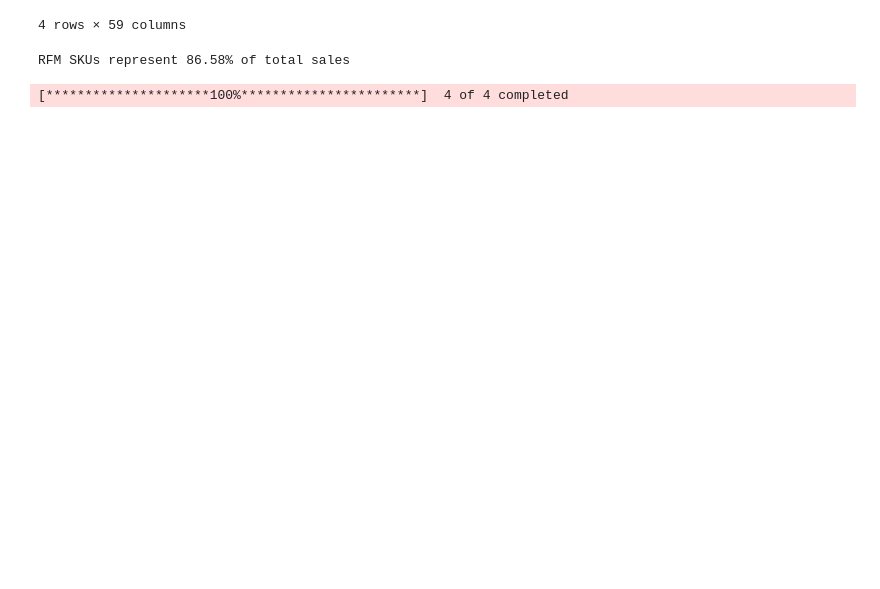
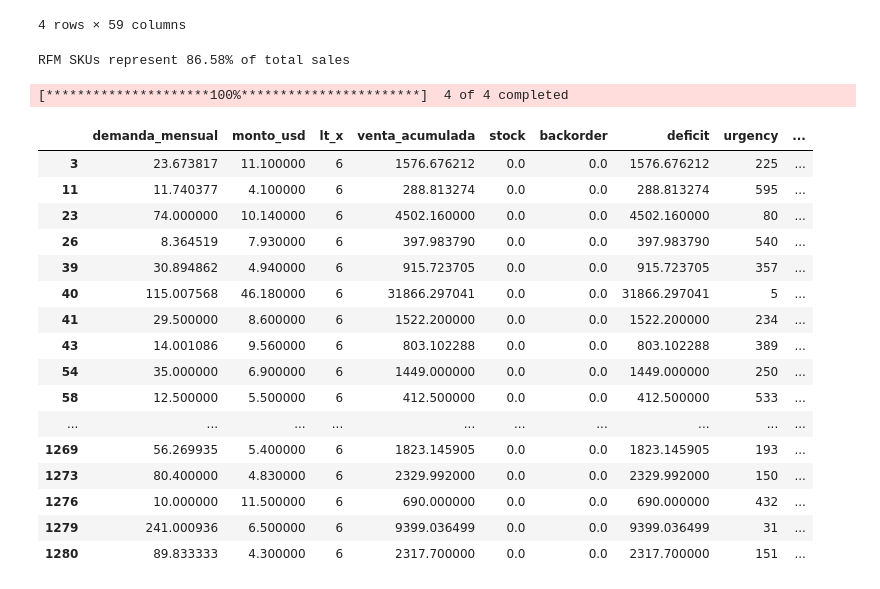
Before and after one commit to gejocamo10/catusita_analytics, a Jupyter notebook: trial.ipynb, the cells around one changed output. Cells and saved outputs as stored; diff of their text form; code cells hidden in the pictures; blank space fills up the shorter version.

```diff
--- a/trial.ipynb
+++ b/trial.ipynb
@@ -82,2 +83,29 @@ processor.dffinal2.to_csv(DATA_PATHS['cleaned'] / 'dashboard.csv', index=False)
 # %% [output]
 [*********************100%***********************]  4 of 4 completed
+# %%
+import pandas as pd
+pd.set_option('display.max_rows', None)  # Mostrar todas las filas
+pd.set_option('display.max_columns', None)  # Mostrar todas las columnas
+# df_prueba = processor.dffinal2[processor.dffinal2['ranking_riesgo']==143][['demanda_mensual','monto_usd','lt_x','venta_acumulada','stock','backorder','deficit','urgency','ranking_riesgo']]
+df_prueba= processor.dffinal2
+df_prueba['ranking_riesgo_v2'] = df_prueba['deficit'].rank(method='dense', ascending=False).fillna(0).astype(int)
+# %%
+df_prueba[df_prueba['ranking_riesgo']==143][['demanda_mensual','monto_usd','lt_x','venta_acumulada','stock','backorder','deficit','urgency','ranking_riesgo','ranking_riesgo_v2']]
+# %% [output]
+|  | demanda_mensual | monto_usd | lt_x | venta_acumulada | stock | backorder | deficit | urgency | ... |
+| 3 | 23.673817 | 11.100000 | 6 | 1576.676212 | 0.0 | 0.0 | 1576.676212 | 225 | ... |
+| 11 | 11.740377 | 4.100000 | 6 | 288.813274 | 0.0 | 0.0 | 288.813274 | 595 | ... |
+| 23 | 74.000000 | 10.140000 | 6 | 4502.160000 | 0.0 | 0.0 | 4502.160000 | 80 | ... |
+| 26 | 8.364519 | 7.930000 | 6 | 397.983790 | 0.0 | 0.0 | 397.983790 | 540 | ... |
+| 39 | 30.894862 | 4.940000 | 6 | 915.723705 | 0.0 | 0.0 | 915.723705 | 357 | ... |
+| 40 | 115.007568 | 46.180000 | 6 | 31866.297041 | 0.0 | 0.0 | 31866.297041 | 5 | ... |
+| 41 | 29.500000 | 8.600000 | 6 | 1522.200000 | 0.0 | 0.0 | 1522.200000 | 234 | ... |
+| 43 | 14.001086 | 9.560000 | 6 | 803.102288 | 0.0 | 0.0 | 803.102288 | 389 | ... |
+| 54 | 35.000000 | 6.900000 | 6 | 1449.000000 | 0.0 | 0.0 | 1449.000000 | 250 | ... |
+| 58 | 12.500000 | 5.500000 | 6 | 412.500000 | 0.0 | 0.0 | 412.500000 | 533 | ... |
+| ... | ... | ... | ... | ... | ... | ... | ... | ... | ... |
+| 1269 | 56.269935 | 5.400000 | 6 | 1823.145905 | 0.0 | 0.0 | 1823.145905 | 193 | ... |
+| 1273 | 80.400000 | 4.830000 | 6 | 2329.992000 | 0.0 | 0.0 | 2329.992000 | 150 | ... |
+| 1276 | 10.000000 | 11.500000 | 6 | 690.000000 | 0.0 | 0.0 | 690.000000 | 432 | ... |
+| 1279 | 241.000936 | 6.500000 | 6 | 9399.036499 | 0.0 | 0.0 | 9399.036499 | 31 | ... |
+| 1280 | 89.833333 | 4.300000 | 6 | 2317.700000 | 0.0 | 0.0 | 2317.700000 | 151 | ... |
```
Also changed, not shown: parts of 1 cell of this notebook, 21 other files.
